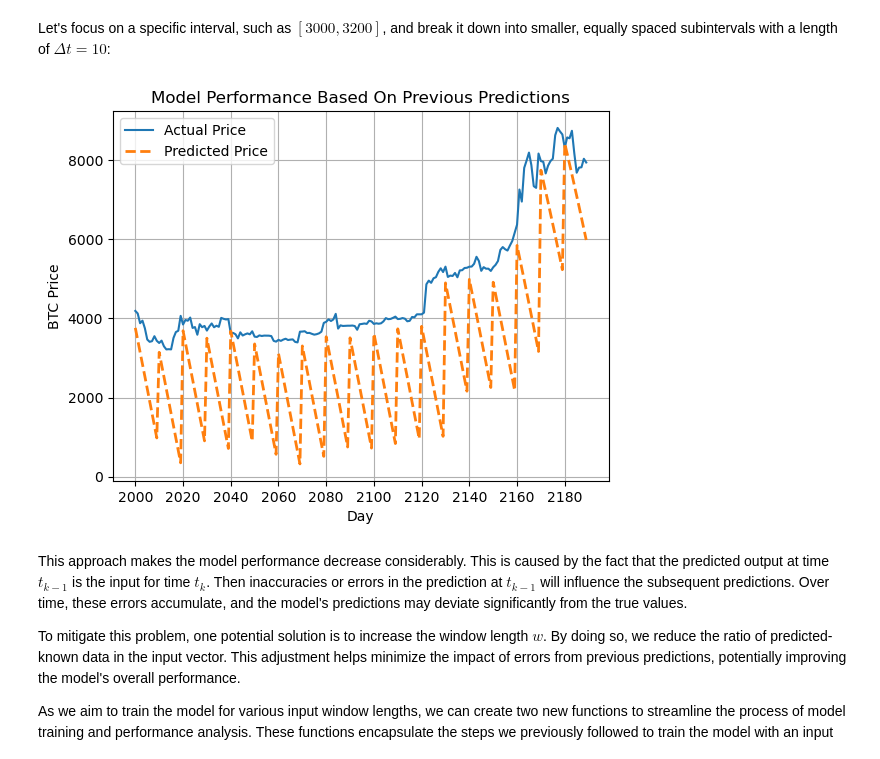
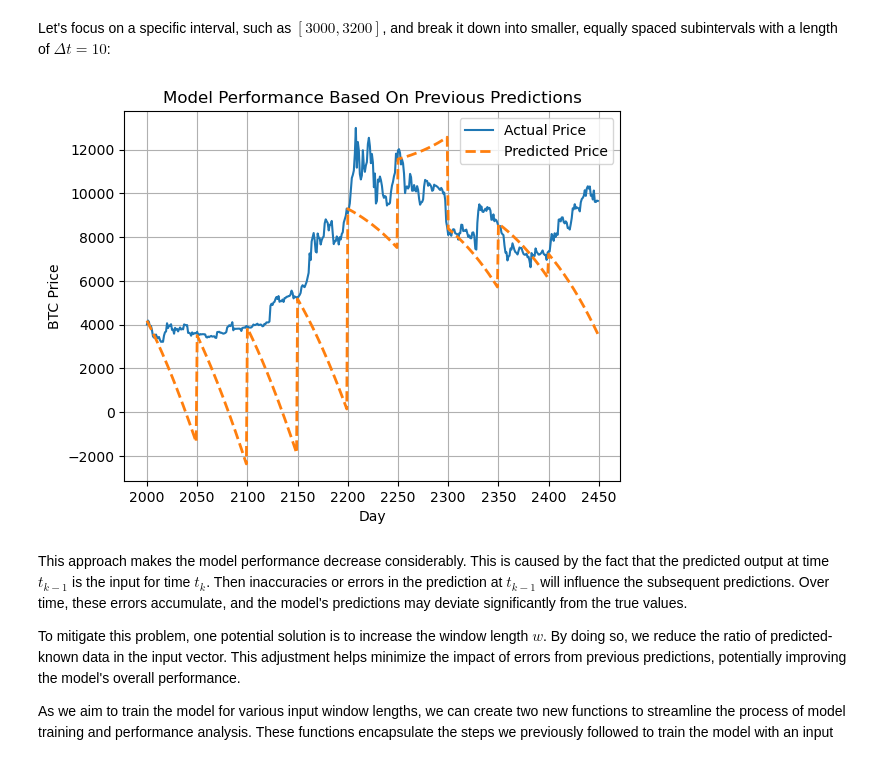
Before and after one commit to dylannalex/ML-Lab, a Jupyter notebook: cryptocurrencies_price_forecasting/cryptocurrencies_price_forecasting.ipynb, the cells around one changed output. Cells and saved outputs as stored; diff of their text form; code cells hidden in the pictures.

```diff
--- a/cryptocurrencies_price_forecasting/cryptocurrencies_price_forecasting.ipynb
+++ b/cryptocurrencies_price_forecasting/cryptocurrencies_price_forecasting.ipynb
@@ -37,7 +52,6 @@ We are going to analyze five prominent cryptocurrencies: Bitcoin, Ethereum, Sola
 # %%
-symbols = ["bitcoin", "ethereum", "solana", "dogecoin", "binancecoin"]
-interval = "daily"
-range_period = 365 * 14 # 14 years
-df = crypto_api.create_prices_dataframe(symbols, interval, range_period, sleep_time=10)
-df.head()
+symbols = ["bitcoin", "ethereum", "solana", "binancecoin"]
+days = 365 * 14 # 14 years
+df = crypto_api.get_cryptocurrencies_prices(symbols, days, time_per_api_request=10)
+df.describe()
 # %% [output]
@@ -332,8 +362,9 @@ We can now set up the device for computation, preferring GPU if available, and t
 
 > The hidden size is often a hyperparameter that needs to be tuned based on the specific characteristics of your data and the task at hand. A common practice is to start with a small value (e.g., 4 or 8) and gradually increase it if the model performance does not meet expectations.
 # %%
-device  = "cuda:0" if torch.cuda.is_available() else "cpu"
-model = LSTM(input_size=1, hidden_size=4, num_layers=1, device=device)
+device  = torch.device("cuda" if torch.cuda.is_available() else "cpu")
+device = "cpu"
+model = LSTM(input_size=1, hidden_size=50, num_layers=1, device=device)
 model
 # %% [output]
 LSTM(
@@ -595,10 +626,10 @@ def predicted_interval_price_graph(
 # %% [markdown]
 Let's focus on a specific interval, such as $[3000, 3200]$, and break it down into smaller, equally spaced subintervals with a length of $\Delta t = 10$:
 # %%
-days_interval = list(range(2000, 2200, 10))
+days_interval = list(range(2000, 2500, 50))
 predicted_interval_price_graph(model, days_interval, X, y, max_price, min_price, total_ticks=10)
 # %% [output]
-[figure, old version]
+[figure, new version]
 # %% [markdown]
 This approach makes the model performance decrease considerably. This is caused by the fact that the predicted output at time $t_{k-1}$ is the input for time  $t_{k}$. Then inaccuracies or errors in the prediction at $t_{k-1}$ will influence the subsequent predictions. Over time, these errors accumulate, and the model's predictions may deviate significantly from the true values.
 
```
Also changed, not shown: parts of 27 cells of this notebook, 9 other files.
